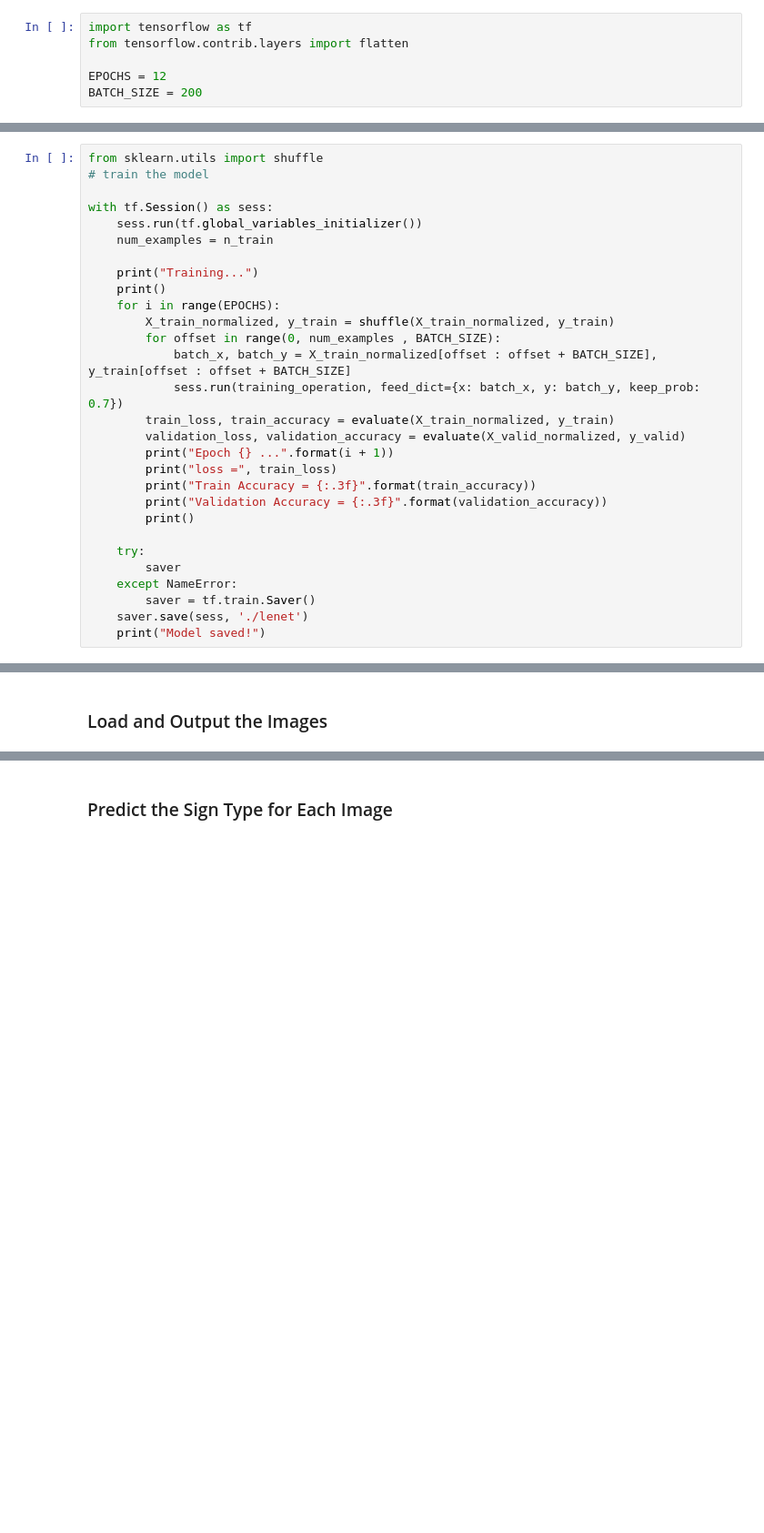
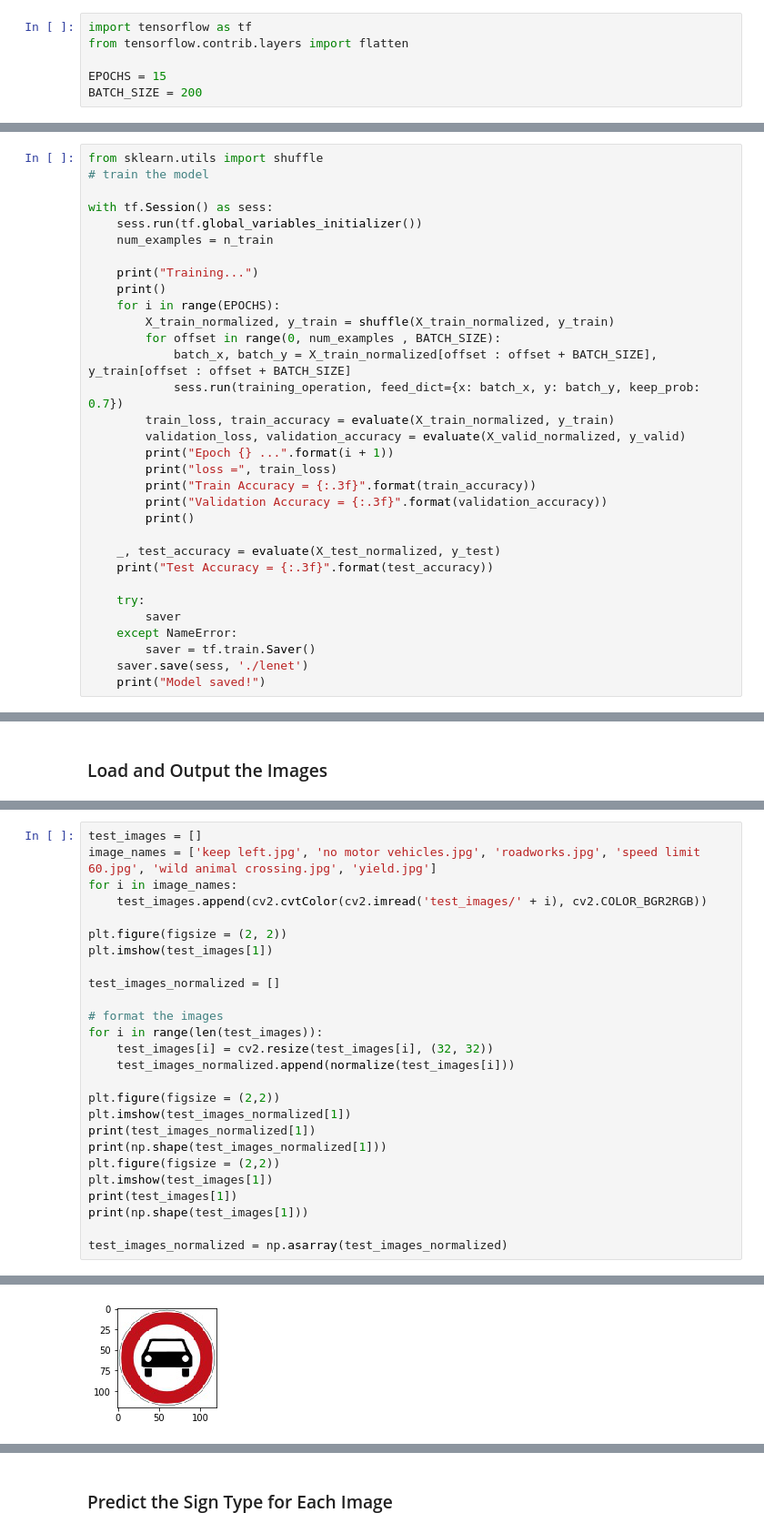
Before and after one commit to theguruofreason/traffic-sign-classifier, a Jupyter notebook: Traffic_Sign_Classifier.ipynb, the cells around one changed output, grey strips where cells are left out. Shown: that part at 91% size. Saved outputs shown, nothing was run; the diff lists cells and outputs as text; blank space fills up the shorter version.

Commit message:
tests model and loads novel images for testing

```diff
--- a/Traffic_Sign_Classifier.ipynb
+++ b/Traffic_Sign_Classifier.ipynb
@@ -199,7 +199,7 @@ print(np.shape(image))
 import tensorflow as tf
 from tensorflow.contrib.layers import flatten
 
-EPOCHS = 12
+EPOCHS = 15
 BATCH_SIZE = 200
 # %%
 def network(x):
@@ -370,6 +370,9 @@ with tf.Session() as sess:
         print("Validation Accuracy = {:.3f}".format(validation_accuracy))
         print()
 
+    _, test_accuracy = evaluate(X_test_normalized, y_test)
+    print("Test Accuracy = {:.3f}".format(test_accuracy))
+
     try:
         saver
     except NameError:
@@ -409,0 +416,27 @@ You may find `signnames.csv` useful as it contains mappings from the class id (i
+# %%
+test_images = []
+image_names = ['keep left.jpg', 'no motor vehicles.jpg', 'roadworks.jpg', 'speed limit 60.jpg', 'wild animal crossing.jpg', 'yield.jpg']
+for i in image_names:
+    test_images.append(cv2.cvtColor(cv2.imread('test_images/' + i), cv2.COLOR_BGR2RGB))
+
+plt.figure(figsize = (2, 2))
+plt.imshow(test_images[1])
+
+test_images_normalized = []
+
+# format the images
+for i in range(len(test_images)):
+    test_images[i] = cv2.resize(test_images[i], (32, 32))
+    test_images_normalized.append(normalize(test_images[i]))
+
+plt.figure(figsize = (2,2))
+plt.imshow(test_images_normalized[1])
+print(test_images_normalized[1])
+print(np.shape(test_images_normalized[1]))
+plt.figure(figsize = (2,2))
+plt.imshow(test_images[1])
+print(test_images[1])
+print(np.shape(test_images[1]))
+
+test_images_normalized = np.asarray(test_images_normalized)
+# %% [output]
@@ -409,0 +460 @@ You may find `signnames.csv` useful as it contains mappings from the class id (i
+[figure, added]
```
Also changed, not shown: parts of 11 cells of this notebook.
